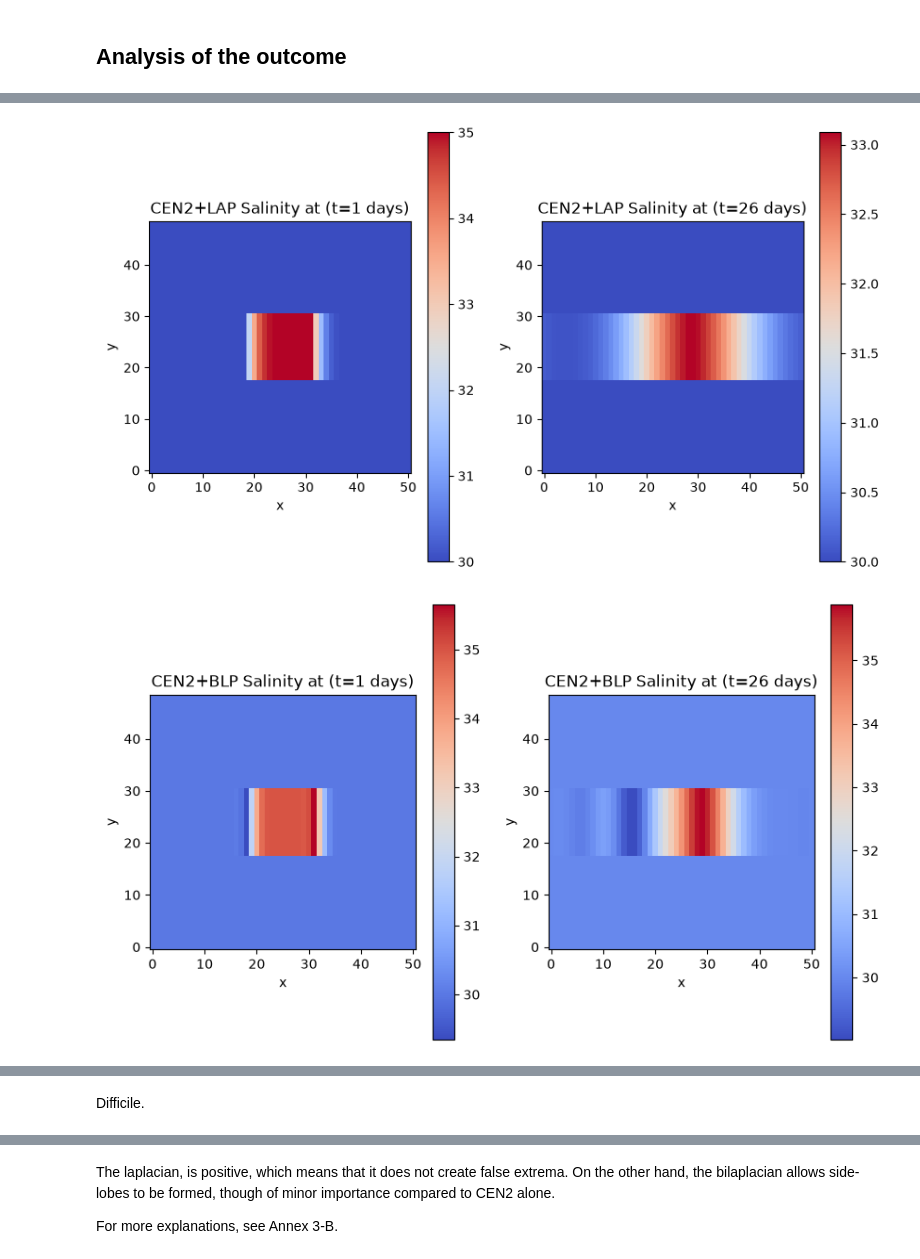
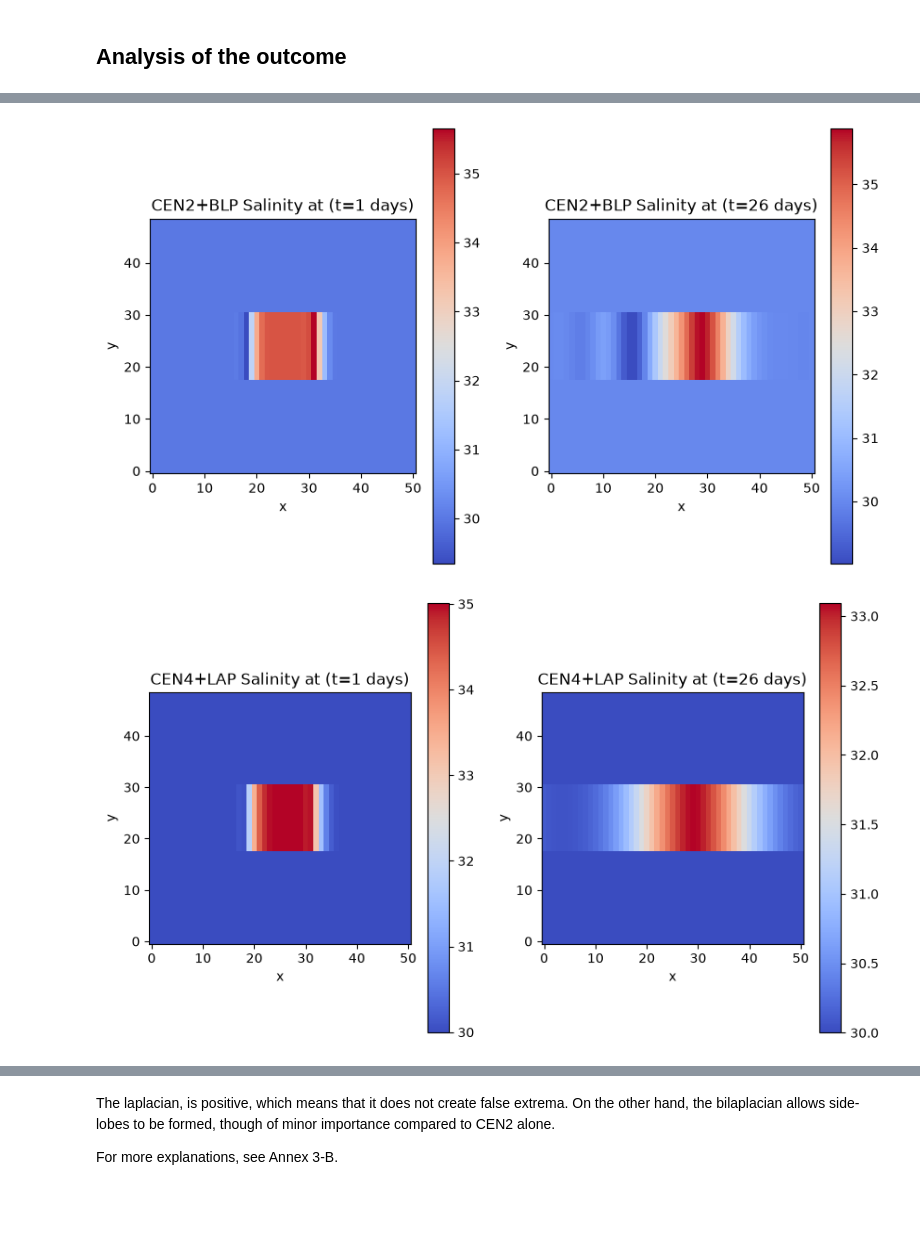
Before and after one commit to justinebuisson606/NEMO_Demonstrators, a Jupyter notebook: Demonstrator 3.ipynb, the cells around one changed output, grey strips where cells are left out. Cells and saved outputs as stored; diff of their text form; code cells hidden in the pictures; blank space fills up the shorter version.

```diff
--- a/Demonstrator 3.ipynb
+++ b/Demonstrator 3.ipynb
@@ -233,7 +179,9 @@ def show_t (t_list, param, title, file, rep=rep):
         axes[i].set_ylabel('y')
         fig.colorbar(im, ax=axes[i])
 # %%
-show_t (t_list=[0,25], param='soce', title='CEN2 Salinity', file='CANAL_saltblock_traldfOFF_cen2_all_grid.nc' , rep=rep)
+#show_t (t_list=[0,25], param='soce', title='CEN2 Salinity', file='CANAL_saltblock_traldfOFF_cen2_all_grid.nc' , rep=rep)
 show_t (t_list=[0,25], param='soce', title='CEN2+LAP Salinity', file='CANAL_saltblock_lap_cen2_all_grid.nc' , rep=rep)
 show_t (t_list=[0,25], param='soce', title='CEN2+BLP Salinity', file='CANAL_saltblock_blp_cen2_all_grid.nc' , rep=rep)
+show_t (t_list=[0,25], param='soce', title='CEN4+LAP Salinity', file='CANAL_saltblock_lap_cen4_all_grid.nc' , rep=rep)
+show_t (t_list=[0,25], param='soce', title='CEN4+BLP Salinity', file='CANAL_saltblock_blp_cen4_all_grid.nc' , rep=rep)
 # %% [output]
@@ -241,2 +189,2 @@ show_t (t_list=[0,25], param='soce', title='CEN2+BLP Salinity', file='CANAL_salt
-[figure, old version]
+[figure, new version]
-[figure, old version]
+[figure, new version]
@@ -243,3 +192 @@ show_t (t_list=[0,25], param='soce', title='CEN2+BLP Salinity', file='CANAL_salt
-# %% [markdown]
-Difficile.
 # %%
```
Also changed, not shown: parts of 10 cells of this notebook.
